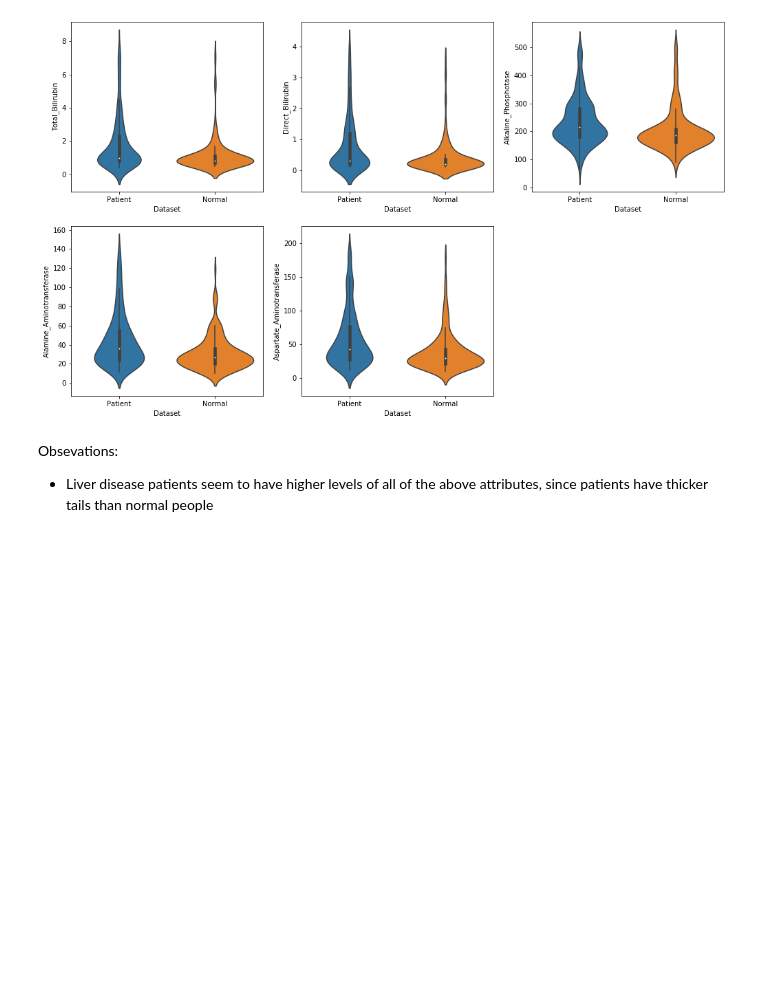
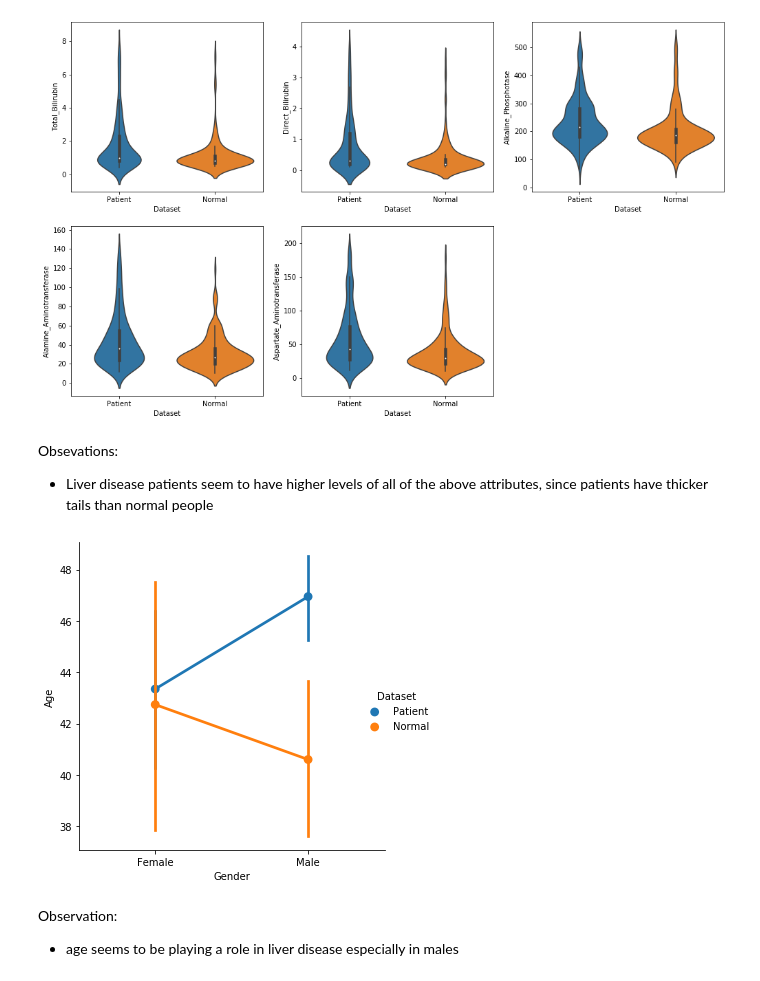
Before and after one commit to IndML101/Liver-Patients, a Jupyter notebook: Liver-Patients.ipynb, the cells around one changed output. Drawn from its saved outputs; the diff is of its cells as text; code cells hidden in the pictures; blank space fills up the shorter version.

```diff
--- a/Liver-Patients.ipynb
+++ b/Liver-Patients.ipynb
@@ -218,3 +236,16 @@ plt.show()
 # %% [markdown]
 Obsevations:
 *  Liver disease patients seem to have higher levels of all of the above attributes, since patients have thicker tails than normal people
+# %%
+# point estimate by gender and disease status
+
+g = sns.catplot(data=data_df, x='Gender', y='Age', hue='Dataset', kind='point')
+leg = g._legend
+leg.texts[0].set_text('Patient')
+leg.texts[1].set_text('Normal')
+plt.show()
+# %% [output]
+[figure, added]
+# %% [markdown]
+Observation:
+*  age seems to be playing a role in liver disease especially in males
```
Also changed, not shown: parts of 1 cell of this notebook.
